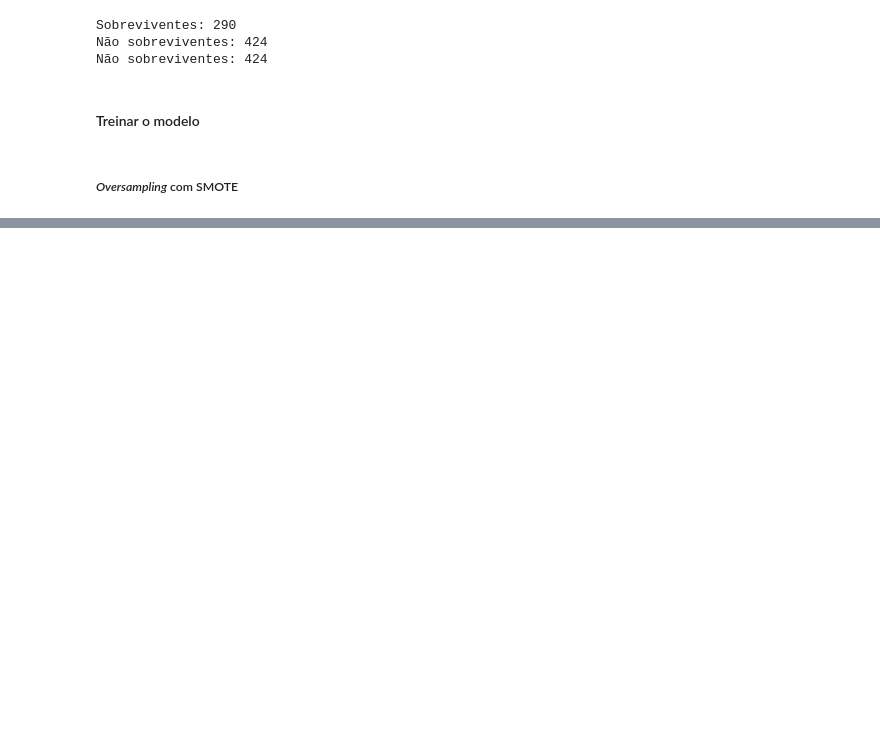
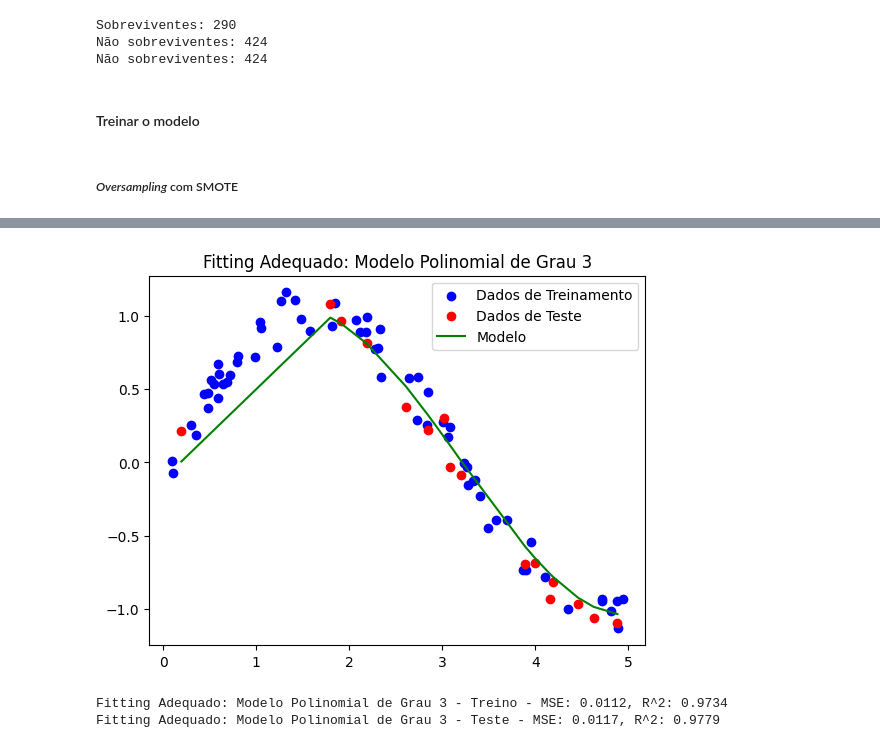
Before and after one commit to mariotlemes/pos-NLP, a Jupyter notebook: src/M4-conjunto-de-dados/conjunto-dados-parte5-(DES)BALANCEAMENTO.ipynb, the cells around one changed output, grey strips where cells are left out. Drawn from its saved outputs; the diff is of its cells as text; code cells hidden in the pictures; blank space fills up the shorter version.

```diff
--- a/src/M4-conjunto-de-dados/conjunto-dados-parte5-(DES)BALANCEAMENTO.ipynb
+++ b/src/M4-conjunto-de-dados/conjunto-dados-parte5-(DES)BALANCEAMENTO.ipynb
@@ -81,0 +286,15 @@ def treina_modelo (X_train, y_train, X_val, y_val):
+# %%
+poly_features_fit = PolynomialFeatures(degree=3)  # Grau intermediário para fitting adequado
+X_poly_train_fit = poly_features_fit.fit_transform(X_train)
+X_poly_test_fit = poly_features_fit.transform(X_test)
+
+poly_reg_fit = LinearRegression()
+poly_reg_fit.fit(X_poly_train_fit, y_train)
+plot_results(X_train, y_train, X_test, y_test, poly_reg_fit, X_poly_test_fit, "Fitting Adequado: Modelo Polinomial de Grau 3")
+
+print_metrics(y_train, poly_reg_fit.predict(X_poly_train_fit), "Fitting Adequado: Modelo Polinomial de Grau 3 - Treino")
+print_metrics(y_test, poly_reg_fit.predict(X_poly_test_fit), "Fitting Adequado: Modelo Polinomial de Grau 3 - Teste")
+# %% [output]
+[figure, added]
+Fitting Adequado: Modelo Polinomial de Grau 3 - Treino - MSE: 0.0112, R^2: 0.9734
+Fitting Adequado: Modelo Polinomial de Grau 3 - Teste - MSE: 0.0117, R^2: 0.9779
```
Also changed, not shown: parts of 20 cells of this notebook.
